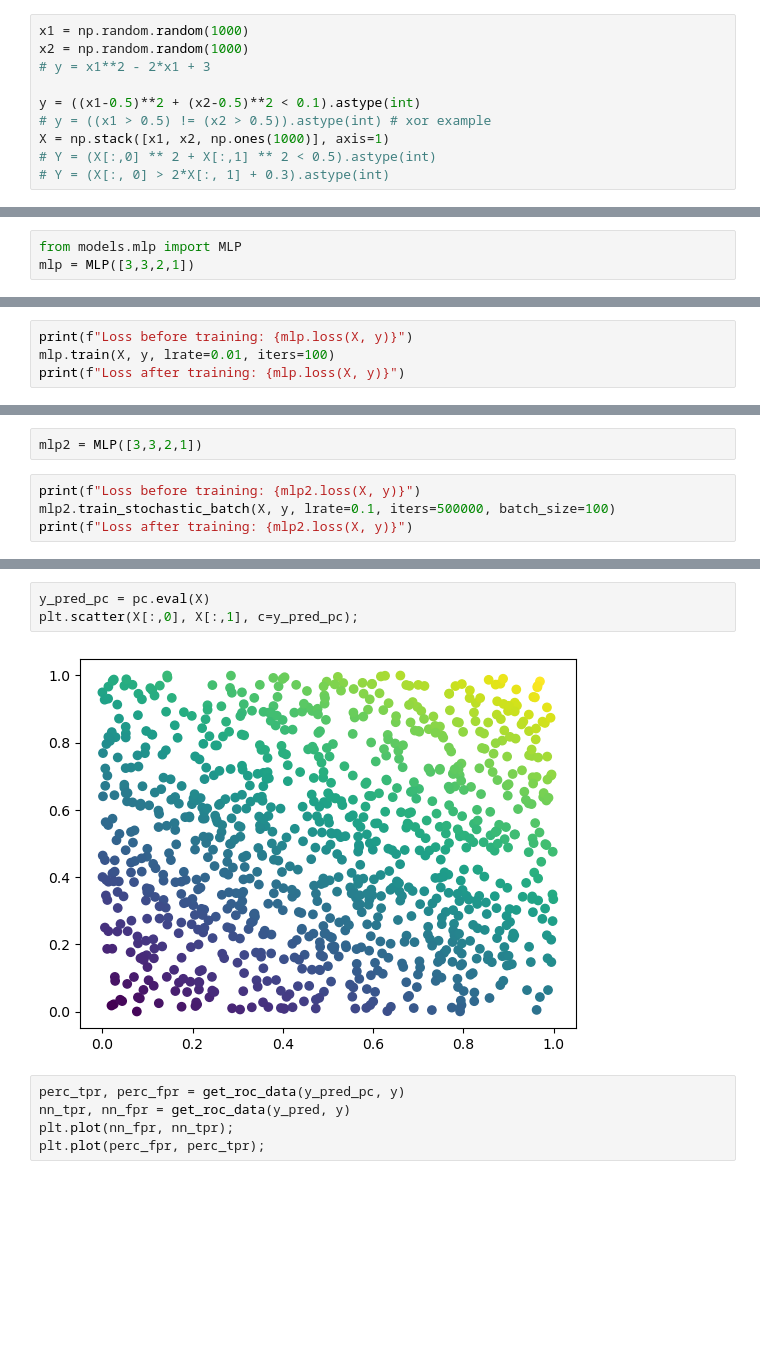
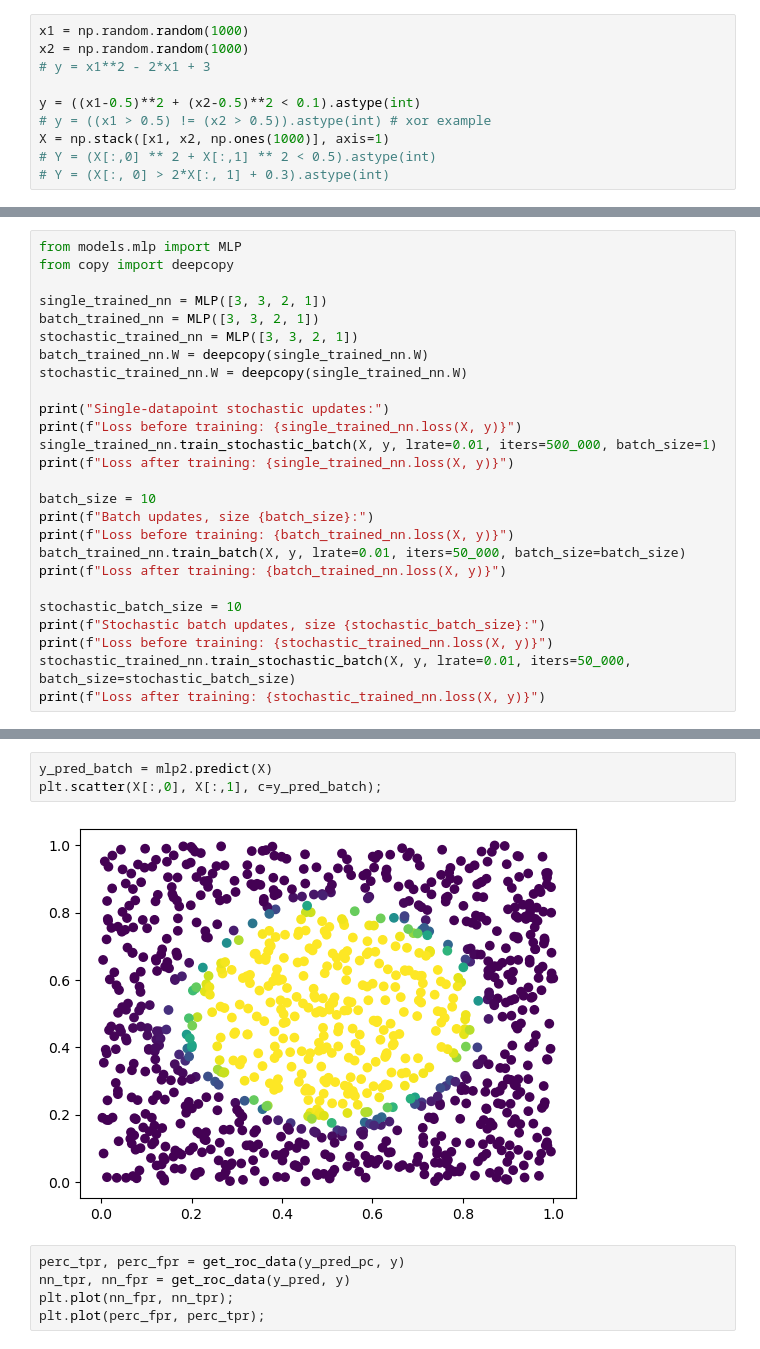
Before and after one commit to drusiecki/ml-notebooks, a Jupyter notebook: NN Intro.ipynb, the cells around one changed output, grey strips where cells are left out. Cells and saved outputs as stored; diff of their text form; blank space fills up the shorter version.

Commit message:
Some naming and batching fixes

```diff
--- a/NN Intro.ipynb
+++ b/NN Intro.ipynb
@@ -306,3 +308,26 @@ plt.scatter(x1, x2, c=y);
 # %%
 from models.mlp import MLP
-mlp = MLP([3,3,2,1])
+from copy import deepcopy
+
+single_trained_nn = MLP([3, 3, 2, 1])
+batch_trained_nn = MLP([3, 3, 2, 1])
+stochastic_trained_nn = MLP([3, 3, 2, 1])
+batch_trained_nn.W = deepcopy(single_trained_nn.W)
+stochastic_trained_nn.W = deepcopy(single_trained_nn.W)
+
+print("Single-datapoint stochastic updates:")
+print(f"Loss before training: {single_trained_nn.loss(X, y)}")
+single_trained_nn.train_stochastic_batch(X, y, lrate=0.01, iters=500_000, batch_size=1)
+print(f"Loss after training: {single_trained_nn.loss(X, y)}")
+
+batch_size = 10
+print(f"Batch updates, size {batch_size}:")
+print(f"Loss before training: {batch_trained_nn.loss(X, y)}")
+batch_trained_nn.train_batch(X, y, lrate=0.01, iters=50_000, batch_size=batch_size)
+print(f"Loss after training: {batch_trained_nn.loss(X, y)}")
+
+stochastic_batch_size = 10
+print(f"Stochastic batch updates, size {stochastic_batch_size}:")
+print(f"Loss before training: {stochastic_trained_nn.loss(X, y)}")
+stochastic_trained_nn.train_stochastic_batch(X, y, lrate=0.01, iters=50_000, batch_size=stochastic_batch_size)
+print(f"Loss after training: {stochastic_trained_nn.loss(X, y)}")
@@ -309,4 +343,0 @@ mlp = MLP([3,3,2,1])
-# %%
-print(f"Loss before training: {mlp.loss(X, y)}")
-mlp.train(X, y, lrate=0.01, iters=100)
-print(f"Loss after training: {mlp.loss(X, y)}")
@@ -316,6 +343,0 @@ Loss after training: 615.5157350898794
-# %%
-mlp2 = MLP([3,3,2,1])
-# %%
-print(f"Loss before training: {mlp2.loss(X, y)}")
-mlp2.train_stochastic_batch(X, y, lrate=0.1, iters=500000, batch_size=100)
-print(f"Loss after training: {mlp2.loss(X, y)}")
@@ -332,8 +349,8 @@ plt.scatter(X[:,0], X[:,1], c=y_pred);
 # %%
-y_pred_pc = pc.eval(X)
-plt.scatter(X[:,0], X[:,1], c=y_pred_pc);
+y_pred_batch = mlp2.predict(X)
+plt.scatter(X[:,0], X[:,1], c=y_pred_batch);
 # %% [output]
-[figure, old version]
+[figure, new version]
 # %%
 perc_tpr, perc_fpr = get_roc_data(y_pred_pc, y)
 nn_tpr, nn_fpr = get_roc_data(y_pred, y)
```
Also changed, not shown: parts of 8 cells of this notebook, 1 other file.
